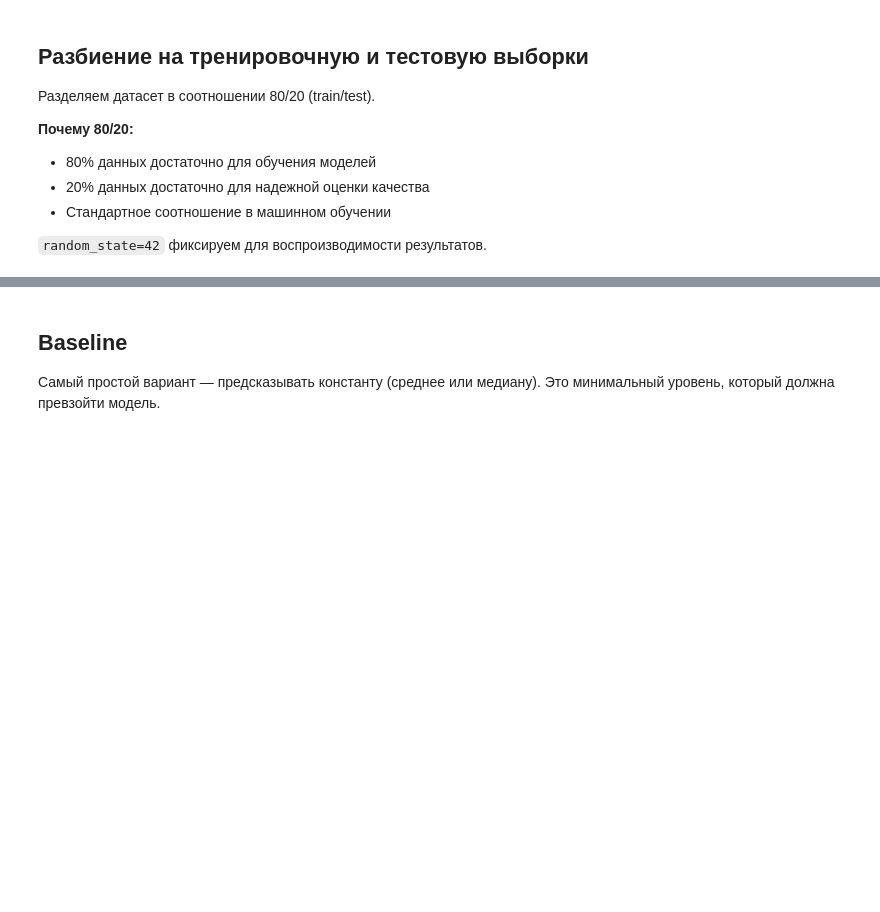
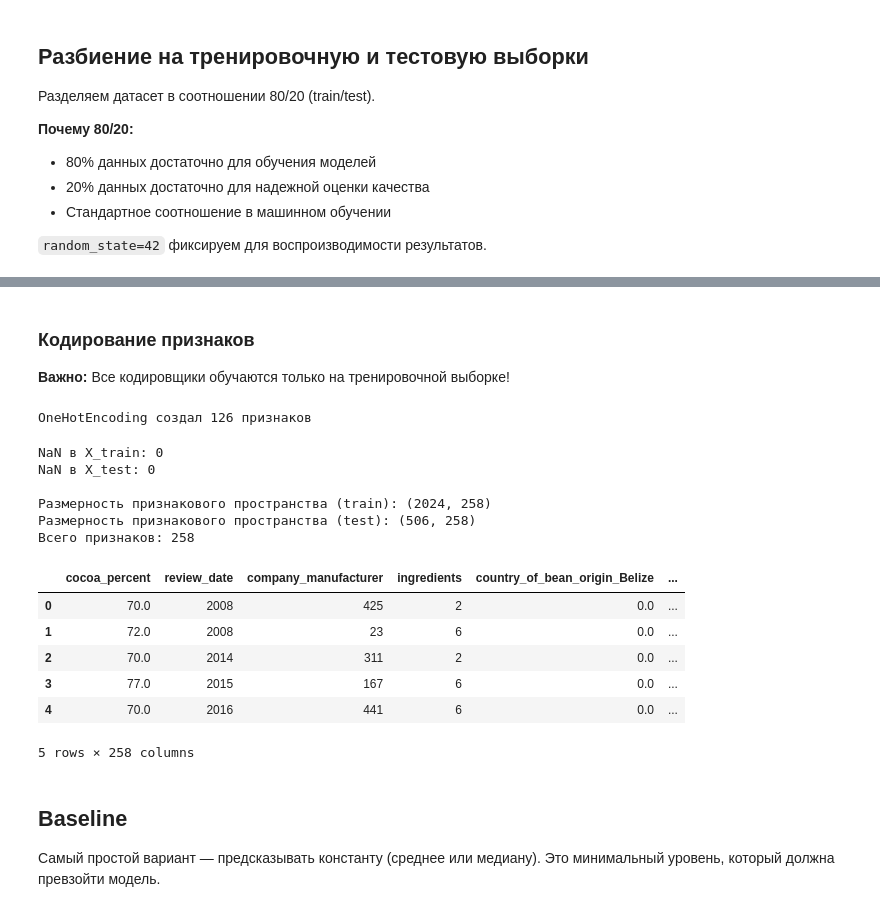
Before and after one commit to plekhovrodion/machine_learning_for_scientific, a Jupyter notebook: chocolate_baseline_task2.ipynb, the cells around one changed output, grey strips where cells are left out. Saved outputs shown, nothing was run; the diff lists cells and outputs as text; code cells hidden in the pictures; blank space fills up the shorter version.

```diff
--- a/chocolate_baseline_task2.ipynb
+++ b/chocolate_baseline_task2.ipynb
@@ -215,0 +193,10 @@ Name: rating, dtype: float64
+# %% [markdown]
+### Кодирование признаков
+
+**Важно:** Все кодировщики обучаются только на тренировочной выборке!
+# %%
+X_train_numeric = X_train_raw[numeric_features].copy()
+X_test_numeric = X_test_raw[numeric_features].copy()
+
+X_train_char = X_train_raw[char_features].copy()
+X_test_char = X_test_raw[char_features].copy()
@@ -216,3 +215,57 @@ Name: rating, dtype: float64
+# %%
+onehot_encoder = OneHotEncoder(sparse_output=False, handle_unknown='ignore', drop='first')
+X_train_onehot = onehot_encoder.fit_transform(X_train_raw[onehot_encode_features])
+X_test_onehot = onehot_encoder.transform(X_test_raw[onehot_encode_features])
+
+onehot_feature_names = onehot_encoder.get_feature_names_out(onehot_encode_features)
+X_train_onehot_df = pd.DataFrame(X_train_onehot, columns=onehot_feature_names, index=X_train_raw.index)
+X_test_onehot_df = pd.DataFrame(X_test_onehot, columns=onehot_feature_names, index=X_test_raw.index)
+
+print(f"OneHotEncoding создал {len(onehot_feature_names)} признаков")
+# %% [output]
+OneHotEncoding создал 126 признаков
+# %%
+# Убеждаемся, что все DataFrame имеют одинаковые индексы перед объединением
+X_train_numeric = X_train_numeric.reset_index(drop=True)
+X_train_label = X_train_label.reset_index(drop=True)
+X_train_onehot_df = X_train_onehot_df.reset_index(drop=True)
+X_train_char = X_train_char.reset_index(drop=True)
+
+X_test_numeric = X_test_numeric.reset_index(drop=True)
+X_test_label = X_test_label.reset_index(drop=True)
+X_test_onehot_df = X_test_onehot_df.reset_index(drop=True)
+X_test_char = X_test_char.reset_index(drop=True)
+
+X_train = pd.concat([X_train_numeric, X_train_label, X_train_onehot_df, X_train_char], axis=1)
+X_test = pd.concat([X_test_numeric, X_test_label, X_test_onehot_df, X_test_char], axis=1)
+
+y_train = y_train.reset_index(drop=True)
+y_test = y_test.reset_index(drop=True)
+
+# Проверяем на NaN
+print(f"NaN в X_train: {X_train.isnull().sum().sum()}")
+print(f"NaN в X_test: {X_test.isnull().sum().sum()}")
+
+print(f"\nРазмерность признакового пространства (train): {X_train.shape}")
+print(f"Размерность признакового пространства (test): {X_test.shape}")
+print(f"Всего признаков: {X_train.shape[1]}")
+# %% [output]
+NaN в X_train: 0
+NaN в X_test: 0
+
+Размерность признакового пространства (train): (2024, 258)
+Размерность признакового пространства (test): (506, 258)
+Всего признаков: 258
+# %%
+X_train.head()
+# %% [output]
+|  | cocoa_percent | review_date | company_manufacturer | ingredients | country_of_bean_origin_Belize | ... |
+| 0 | 70.0 | 2008 | 425 | 2 | 0.0 | ... |
+| 1 | 72.0 | 2008 | 23 | 6 | 0.0 | ... |
+| 2 | 70.0 | 2014 | 311 | 2 | 0.0 | ... |
+| 3 | 77.0 | 2015 | 167 | 6 | 0.0 | ... |
+| 4 | 70.0 | 2016 | 441 | 6 | 0.0 | ... |
+5 rows × 258 columns
 # %% [markdown]
 ## Baseline
 
```
Also changed, not shown: parts of 35 cells of this notebook.
